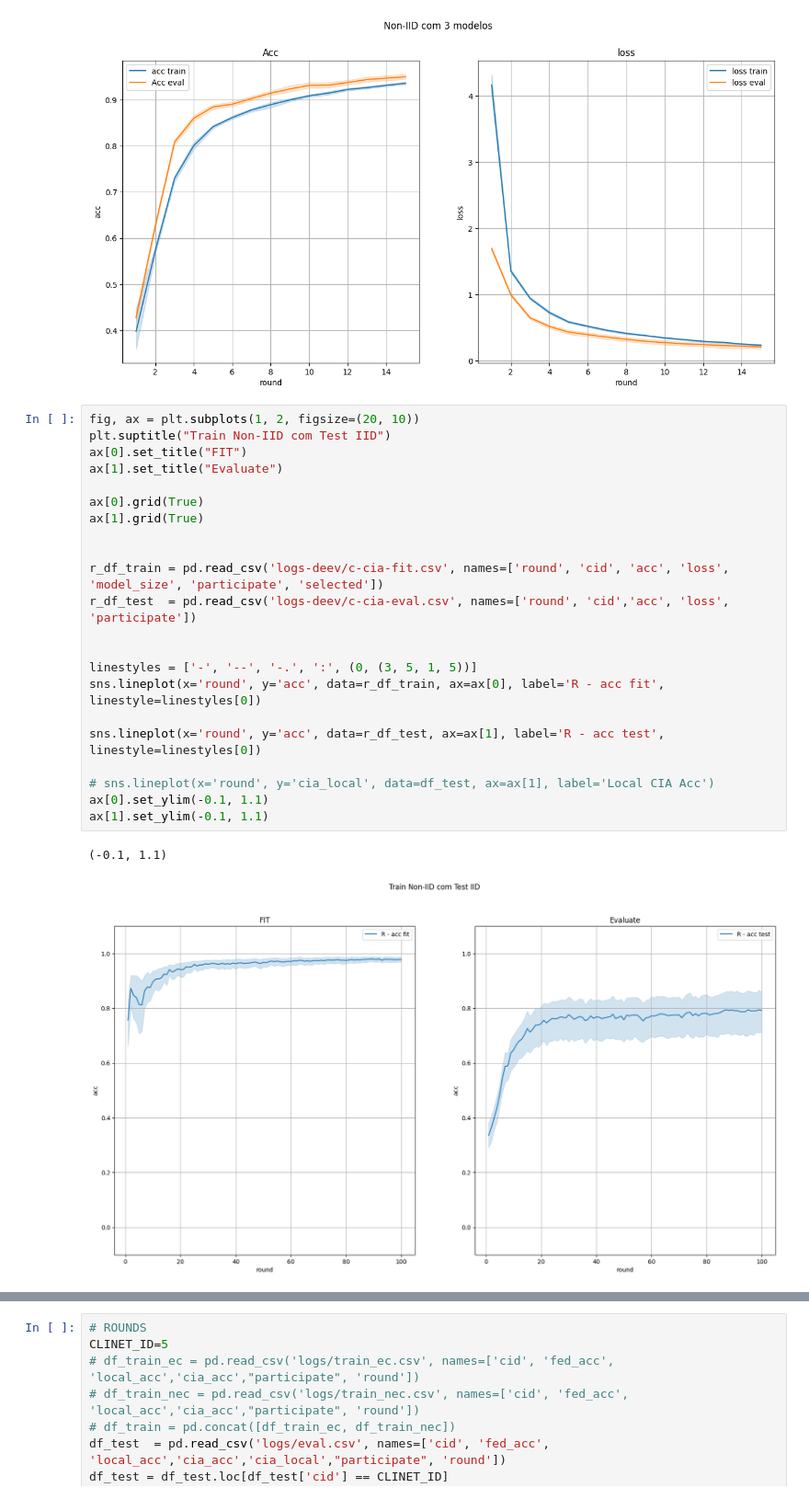
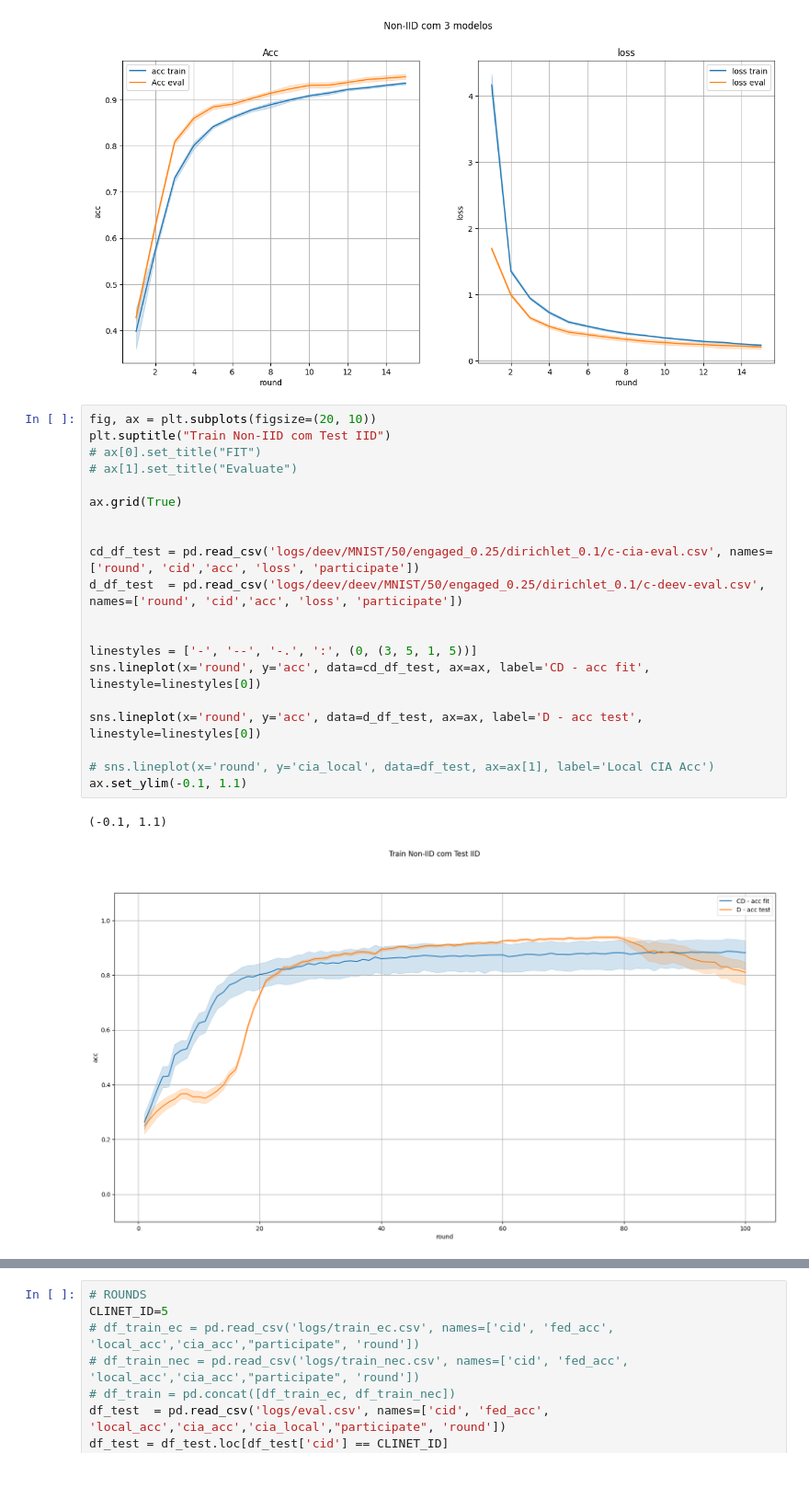
Before and after one commit to rafaeloj/LetsFed, a Jupyter notebook: plot.ipynb, the cells around one changed output, grey strips where cells are left out. Shown at 92% size. Drawn from its saved outputs; the diff is of its cells as text.

```diff
--- a/plot.ipynb
+++ b/plot.ipynb
@@ -278,27 +259,25 @@ sns.lineplot(x='round', y='loss', data=df_test, ax=ax[1], label='loss eval')
 <Axes: title={'center': 'loss'}, xlabel='round', ylabel='loss'>
 [figure]
 # %%
-fig, ax = plt.subplots(1, 2, figsize=(20, 10))
+fig, ax = plt.subplots(figsize=(20, 10))
 plt.suptitle("Train Non-IID com Test IID")
-ax[0].set_title("FIT")
-ax[1].set_title("Evaluate")
+# ax[0].set_title("FIT")
+# ax[1].set_title("Evaluate")
 
-ax[0].grid(True)
-ax[1].grid(True)
+ax.grid(True)
 
 
-r_df_train = pd.read_csv('logs-deev/c-cia-fit.csv', names=['round', 'cid', 'acc', 'loss', 'model_size', 'participate', 'selected'])
-r_df_test  = pd.read_csv('logs-deev/c-cia-eval.csv', names=['round', 'cid','acc', 'loss', 'participate'])
+cd_df_test = pd.read_csv('logs/deev/MNIST/50/engaged_0.25/dirichlet_0.1/c-cia-eval.csv', names=['round', 'cid','acc', 'loss', 'participate'])
+d_df_test  = pd.read_csv('logs/deev/deev/MNIST/50/engaged_0.25/dirichlet_0.1/c-deev-eval.csv', names=['round', 'cid','acc', 'loss', 'participate'])
 
 
 linestyles = ['-', '--', '-.', ':', (0, (3, 5, 1, 5))]
-sns.lineplot(x='round', y='acc', data=r_df_train, ax=ax[0], label='R - acc fit', linestyle=linestyles[0])
+sns.lineplot(x='round', y='acc', data=cd_df_test, ax=ax, label='CD - acc fit', linestyle=linestyles[0])
 
-sns.lineplot(x='round', y='acc', data=r_df_test, ax=ax[1], label='R - acc test', linestyle=linestyles[0])
+sns.lineplot(x='round', y='acc', data=d_df_test, ax=ax, label='D - acc test', linestyle=linestyles[0])
 
 # sns.lineplot(x='round', y='cia_local', data=df_test, ax=ax[1], label='Local CIA Acc')
-ax[0].set_ylim(-0.1, 1.1)
-ax[1].set_ylim(-0.1, 1.1)
+ax.set_ylim(-0.1, 1.1)
 # %% [output]
 (-0.1, 1.1)
-[figure, old version]
+[figure, new version]
```
Also changed, not shown: parts of 6 cells of this notebook, 21 other files.
